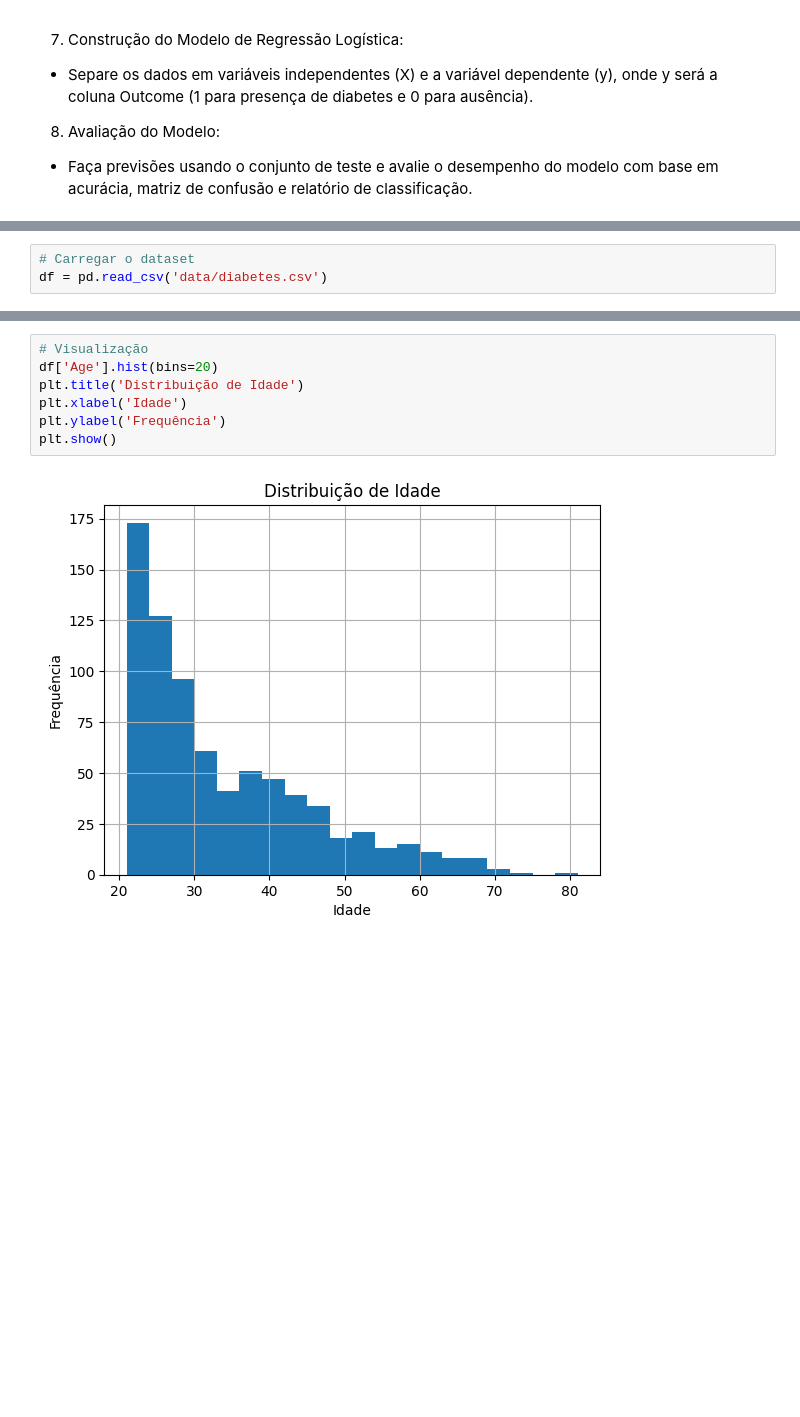
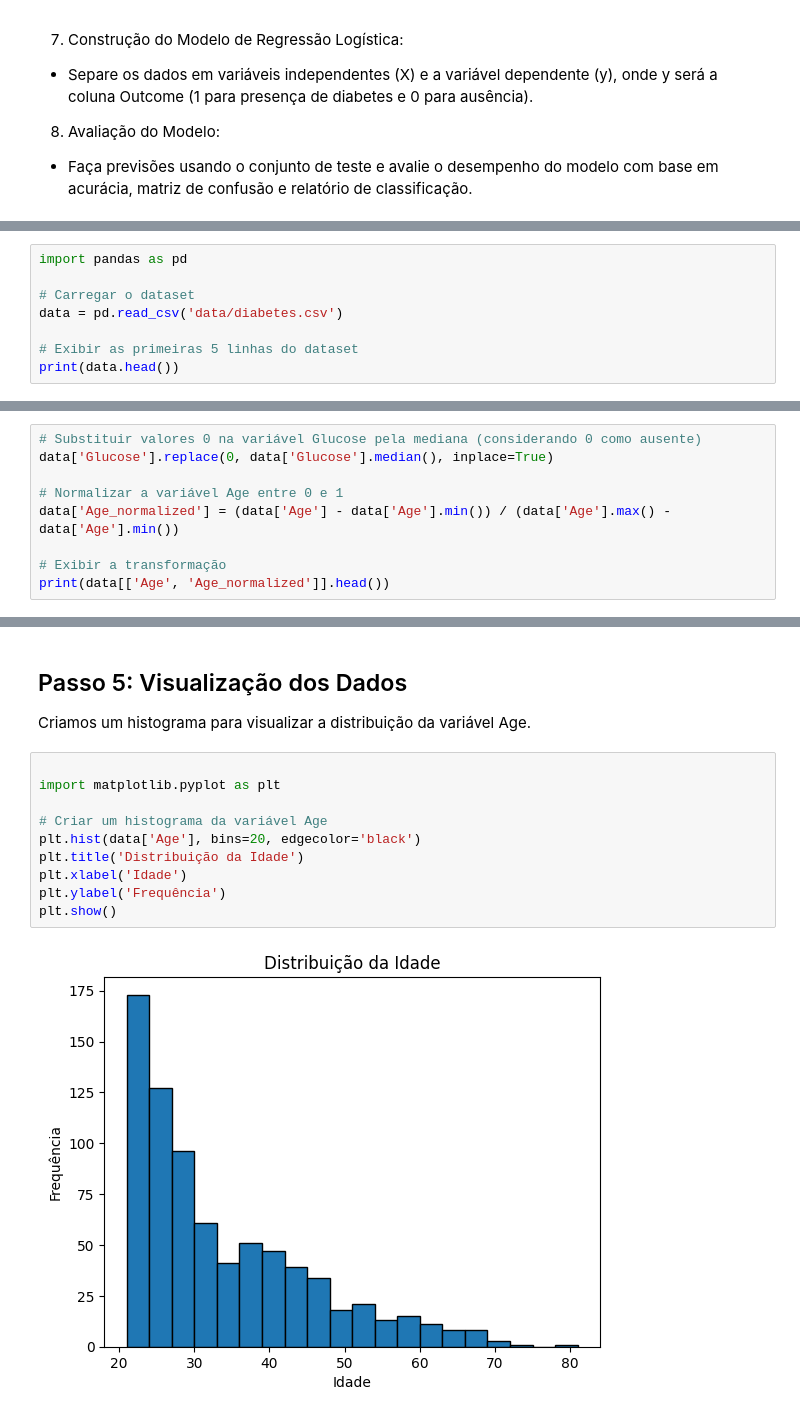
Before and after one commit to flavioluizseixas/IA-Materno-Infantil, a Jupyter notebook: 2.Análise-Exploratória-Regressão-Logística/Exemplo1.ipynb, the cells around one changed output, grey strips where cells are left out. Saved outputs shown, nothing was run; the diff lists cells and outputs as text; blank space fills up the shorter version.

```diff
--- a/2.Análise-Exploratória-Regressão-Logística/Exemplo1.ipynb
+++ b/2.Análise-Exploratória-Regressão-Logística/Exemplo1.ipynb
@@ -46,3 +46,8 @@ import matplotlib.pyplot as plt
 # %%
+import pandas as pd
+
 # Carregar o dataset
-df = pd.read_csv('data/diabetes.csv')
+data = pd.read_csv('data/diabetes.csv')
+
+# Exibir as primeiras 5 linhas do dataset
+print(data.head())
@@ -52,0 +97,9 @@ df['Age_normalized'] = (df['Age'] - df['Age'].min()) / (df['Age'].max() - df['Ag
+# %%
+# Substituir valores 0 na variável Glucose pela mediana (considerando 0 como ausente)
+data['Glucose'].replace(0, data['Glucose'].median(), inplace=True)
+
+# Normalizar a variável Age entre 0 e 1
+data['Age_normalized'] = (data['Age'] - data['Age'].min()) / (data['Age'].max() - data['Age'].min())
+
+# Exibir a transformação
+print(data[['Age', 'Age_normalized']].head())
@@ -64,12 +132,18 @@ min     21.000000       0.000000    0.000000
 50%     29.000000      72.000000  117.000000
 75%     41.000000      80.000000  140.250000
 max     81.000000     122.000000  199.000000
+# %% [markdown]
+## Passo 5: Visualização dos Dados
+Criamos um histograma para visualizar a distribuição da variável Age.
 # %%
-# Visualização
-df['Age'].hist(bins=20)
-plt.title('Distribuição de Idade')
+
+import matplotlib.pyplot as plt
+
+# Criar um histograma da variável Age
+plt.hist(data['Age'], bins=20, edgecolor='black')
+plt.title('Distribuição da Idade')
 plt.xlabel('Idade')
 plt.ylabel('Frequência')
 plt.show()
 # %% [output]
-[figure, old version]
+[figure, new version]
```
Also changed, not shown: parts of 19 cells of this notebook.
